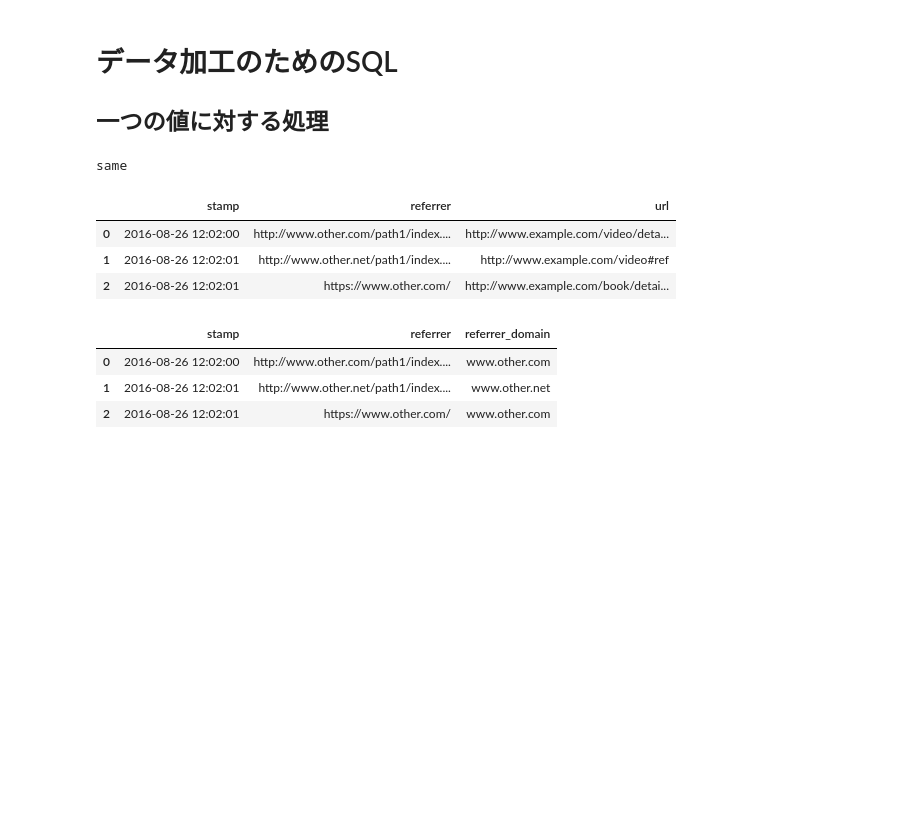
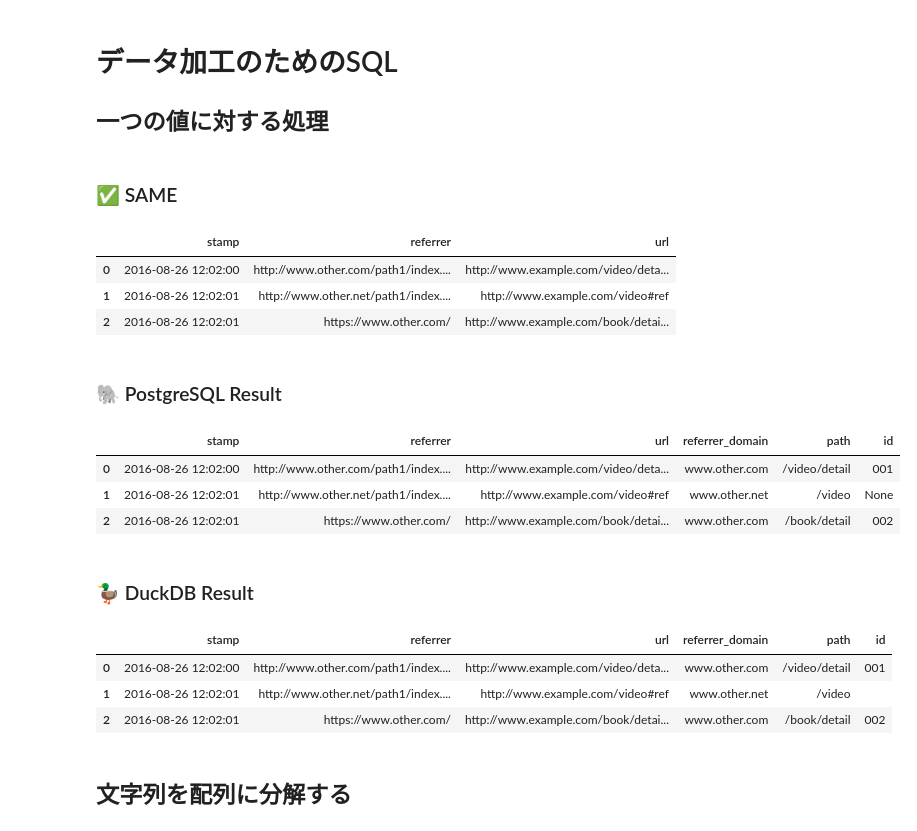
Before and after one commit to AtsushiEGW/sql_training, a Jupyter notebook: learning/bigdata_sql.ipynb, the cells around one changed output. Saved outputs shown, nothing was run; the diff lists cells and outputs as text; code cells hidden in the pictures; blank space fills up the shorter version.

Commit message:
change runner.py and sql_training to regex

```diff
--- a/learning/bigdata_sql.ipynb
+++ b/learning/bigdata_sql.ipynb
@@ -4,6 +4,7 @@
 # %%
 import os
 from runner import DualRunner
+import pandas as pd
 
 PG_CONNINFO = (
     f"host=127.0.0.1 "
@@ -20,6 +21,11 @@ runner = DualRunner(
 
 display(runner.run_pg("select version()"))
 display(runner.run_dd("select version()"))
+
+## pandas 設定
+
+pd.set_option('display.max_columns', None)
+pd.set_option('display.max_colwidth', None)
 # %% [output]
 |  | version |
 | 0 | PostgreSQL 17.7 (Debian 17.7-3.pg... |
@@ -30,51 +36,61 @@ display(runner.run_dd("select version()"))
 ## 一つの値に対する処理
 # %%
 runner.check("""--sql
-
 drop table if exists access_log;
-
 create table access_log (
     stamp timestamp,
     referrer text,
     url text
 );
-
 insert into access_log (stamp, referrer, url) values
 ('2016-08-26 12:02:00', 'http://www.other.com/path1/index.php?k1=v1&k2=v2#Ref1', 'http://www.example.com/video/detail?id=001'),
 ('2016-08-26 12:02:01', 'http://www.other.net/path1/index.php?k1=v1&k2=v2#Ref1', 'http://www.example.com/video#ref'),
 ('2016-08-26 12:02:01', 'https://www.other.com/', 'http://www.example.com/book/detail?id=002');
-
 select * from access_log;
 
 """)
 # %% [output]
-same
+### ✅ SAME
 |  | stamp | referrer | url |
 | 0 | 2016-08-26 12:02:00 | http://www.other.com/path1/index.... | http://www.example.com/video/deta... |
 | 1 | 2016-08-26 12:02:01 | http://www.other.net/path1/index.... | http://www.example.com/video#ref |
 | 2 | 2016-08-26 12:02:01 | https://www.other.com/ | http://www.example.com/book/detai... |
 # %%
-runner.run_pg("""--sql
+runner.pg("""--sql
 
--- referrer から要素を取り出す
+-- 正規表現を使って値を抽出する
 select
     stamp,
     referrer,
-    substring(referrer from 'https?://([^/]*)') as referrer_domain
+    url,
+    substring(referrer from 'https?://([^/]*)') as referrer_domain,
+    substring(url from '//[^/]+([^?#]+)') as path,
+    substring(url from 'id=([^&]*)') as id
 from access_log
-""")
+"""ッッッk
 
-runner.run_dd("""--sql
+runner.dd("""--sql
 
 select
     stamp,
     referrer,
-    substring(referrer from 'https?://([^/]*)') as referrer_domain
+    url,
+    regexp_extract(referrer, 'https?://([^/]*)', 1) as referrer_domain,
+    regexp_extract(url,  '//[^/]+([^?#]+)', 1) as path,
+    regexp_extract(url,  'id=([^&]*)', 1) as id
 from access_log
 
 """)
 # %% [output]
+### 🐘 PostgreSQL Result
-|  | stamp | referrer | referrer_domain |
-| 0 | 2016-08-26 12:02:00 | http://www.other.com/path1/index.... | www.other.com |
-| 1 | 2016-08-26 12:02:01 | http://www.other.net/path1/index.... | www.other.net |
-| 2 | 2016-08-26 12:02:01 | https://www.other.com/ | www.other.com |
+|  | stamp | referrer | url | referrer_domain | path | id |
+| 0 | 2016-08-26 12:02:00 | http://www.other.com/path1/index.... | http://www.example.com/video/deta... | www.other.com | /video/detail | 001 |
+| 1 | 2016-08-26 12:02:01 | http://www.other.net/path1/index.... | http://www.example.com/video#ref | www.other.net | /video | None |
+| 2 | 2016-08-26 12:02:01 | https://www.other.com/ | http://www.example.com/book/detai... | www.other.com | /book/detail | 002 |
+### 🦆 DuckDB Result
+|  | stamp | referrer | url | referrer_domain | path | id |
+| 0 | 2016-08-26 12:02:00 | http://www.other.com/path1/index.... | http://www.example.com/video/deta... | www.other.com | /video/detail | 001 |
+| 1 | 2016-08-26 12:02:01 | http://www.other.net/path1/index.... | http://www.example.com/video#ref | www.other.net | /video |  |
+| 2 | 2016-08-26 12:02:01 | https://www.other.com/ | http://www.example.com/book/detai... | www.other.com | /book/detail | 002 |
+# %% [markdown]
+## 文字列を配列に分解する
```
Also changed, not shown: 3 other files.
